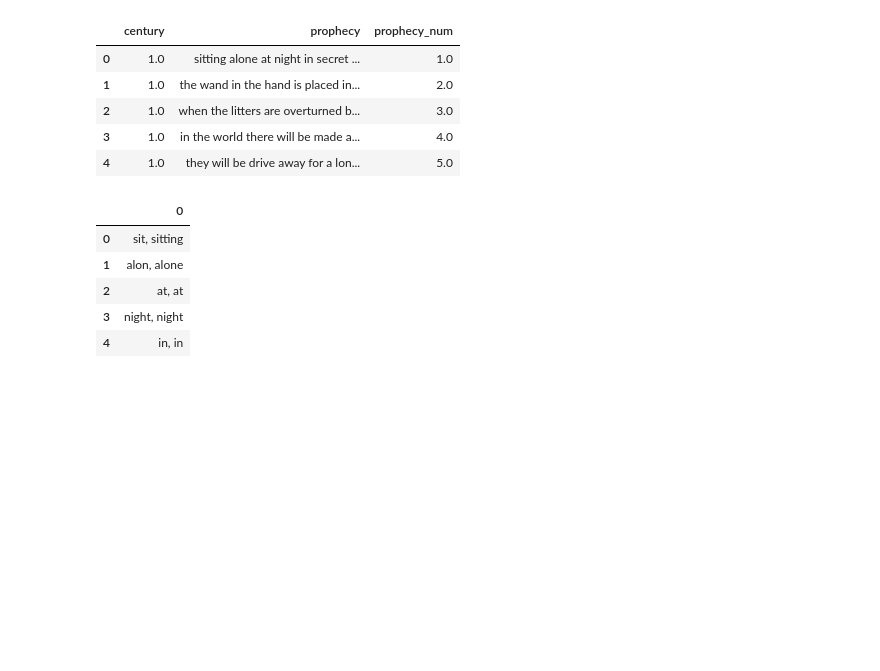
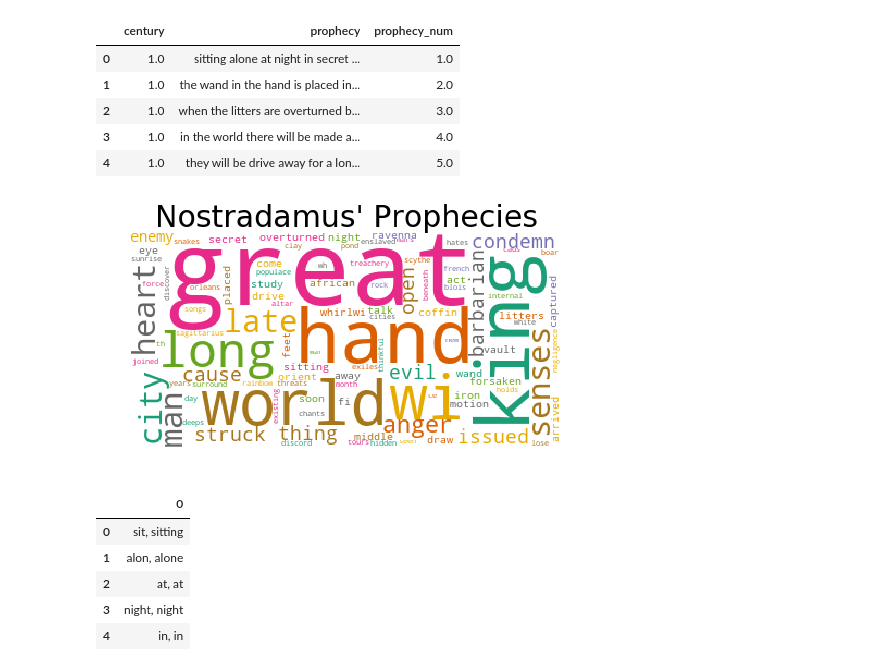
Before and after one commit to cyaris/nostradamus_prophecies, a Jupyter notebook: Nostradamus NLTK.ipynb, the cells around one changed output. Saved outputs shown, nothing was run; the diff lists cells and outputs as text; code cells hidden in the pictures; blank space fills up the shorter version.

```diff
--- a/Nostradamus NLTK.ipynb
+++ b/Nostradamus NLTK.ipynb
@@ -112,6 +110,22 @@ df.head()
 | 2 | 1.0 | when the litters are overturned b... | 3.0 |
 | 3 | 1.0 | in the world there will be made a... | 4.0 |
 | 4 | 1.0 | they will be drive away for a lon... | 5.0 |
+# %%
+stop_word_list = ['able', 'according', 'aix', 'la', 'dy', 'having', 'l', 'le',
+                  'li', 'o', 's', "’", 'very', 'like', 'sens', 'did', "'",
+                  "'a", "'i", "'k", "'l", "'o", "'s", ',', '[', ']']
+stop_words = text.ENGLISH_STOP_WORDS.union(stop_word_list)
+wc = WordCloud(background_color = 'white', max_words = 100, stopwords=stop_words, colormap = 'Dark2_r')
+wc.generate(str(df['prophecy']))
+plt.figure(figsize=(15,4))
+plt.imshow(wc)
+plt.axis("off")
+plt.savefig('NostradamusProphecies'+'.png', bbox_inches = 'tight')
+plt.title("Nostradamus' Prophecies", fontsize = 30)
+plt.show()
+plt.close()
+# %% [output]
+[figure, added]
 # %%
 lemma = WordNetLemmatizer()
 stemmer = SnowballStemmer('english')
```
Also changed, not shown: parts of 94 cells of this notebook, 2 other files.
